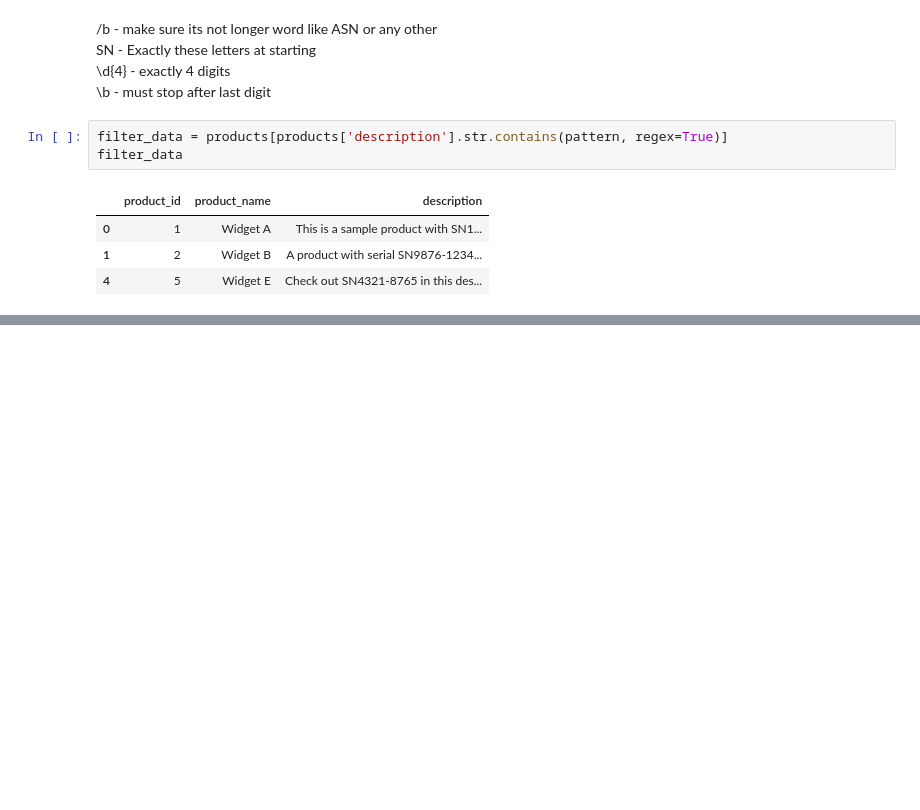
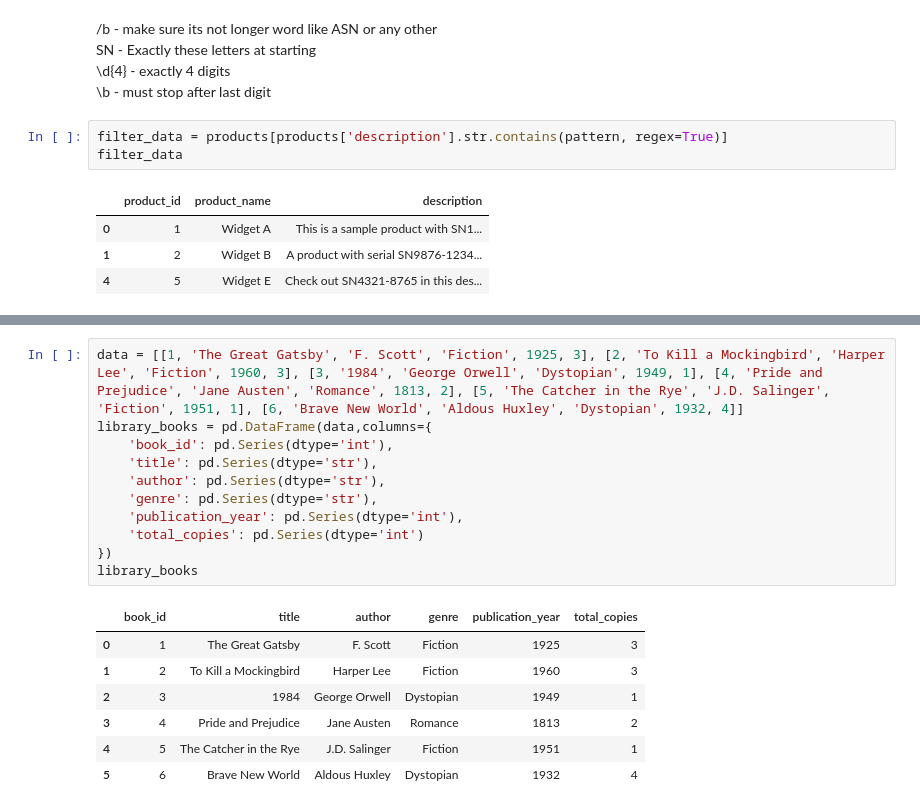
Before and after one commit to Swap-20/Leetcode-Pandas, a Jupyter notebook: Leetcode_Panda.ipynb, the cells around one changed output, grey strips where cells are left out. Saved outputs shown, nothing was run; the diff lists cells and outputs as text; blank space fills up the shorter version.

```diff
--- a/Leetcode_Panda.ipynb
+++ b/Leetcode_Panda.ipynb
@@ -1210,0 +1218,19 @@ filter_data
+# %%
+data = [[1, 'The Great Gatsby', 'F. Scott', 'Fiction', 1925, 3], [2, 'To Kill a Mockingbird', 'Harper Lee', 'Fiction', 1960, 3], [3, '1984', 'George Orwell', 'Dystopian', 1949, 1], [4, 'Pride and Prejudice', 'Jane Austen', 'Romance', 1813, 2], [5, 'The Catcher in the Rye', 'J.D. Salinger', 'Fiction', 1951, 1], [6, 'Brave New World', 'Aldous Huxley', 'Dystopian', 1932, 4]]
+library_books = pd.DataFrame(data,columns={
+    'book_id': pd.Series(dtype='int'),
+    'title': pd.Series(dtype='str'),
+    'author': pd.Series(dtype='str'),
+    'genre': pd.Series(dtype='str'),
+    'publication_year': pd.Series(dtype='int'),
+    'total_copies': pd.Series(dtype='int')
+})
+library_books
+# %% [output]
+|  | book_id | title | author | genre | publication_year | total_copies |
+| 0 | 1 | The Great Gatsby | F. Scott | Fiction | 1925 | 3 |
+| 1 | 2 | To Kill a Mockingbird | Harper Lee | Fiction | 1960 | 3 |
+| 2 | 3 | 1984 | George Orwell | Dystopian | 1949 | 1 |
+| 3 | 4 | Pride and Prejudice | Jane Austen | Romance | 1813 | 2 |
+| 4 | 5 | The Catcher in the Rye | J.D. Salinger | Fiction | 1951 | 1 |
+| 5 | 6 | Brave New World | Aldous Huxley | Dystopian | 1932 | 4 |
```
Also changed, not shown: parts of 8 cells of this notebook.
